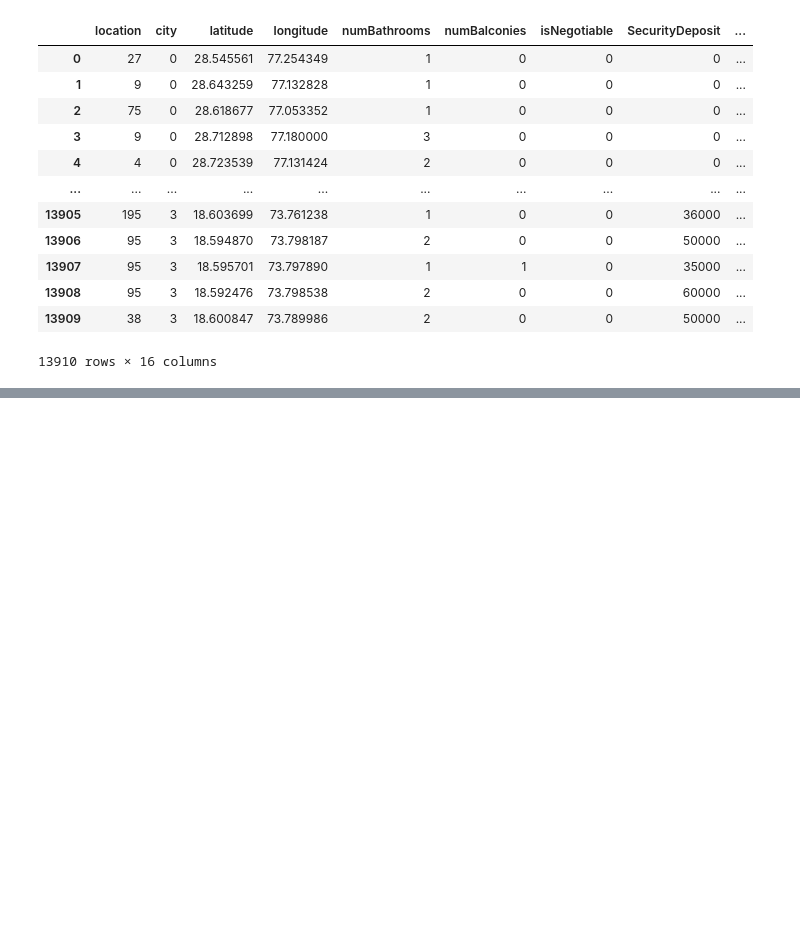
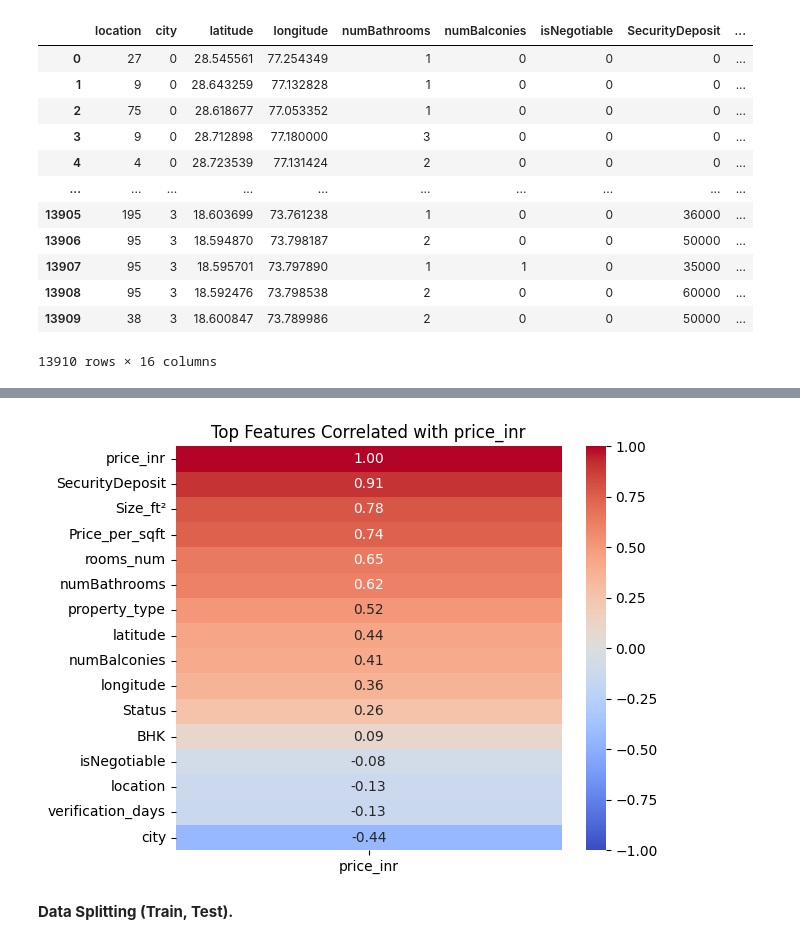
Before and after one commit to Arunjangir8/GenAI, a Jupyter notebook: Notebook/GenAI_project.ipynb, the cells around one changed output, grey strips where cells are left out. Saved outputs shown, nothing was run; the diff lists cells and outputs as text; code cells hidden in the pictures; blank space fills up the shorter version.

```diff
--- a/Notebook/GenAI_project.ipynb
+++ b/Notebook/GenAI_project.ipynb
@@ -181,0 +193,16 @@ df
+# %%
+corr = df.corr(numeric_only=True)[['price_inr']].sort_values(by='price_inr', ascending=False)
+
+sns.heatmap(corr.head(22),
+            annot=True,
+            cmap='coolwarm',
+            vmin=-1, vmax=1,
+            fmt=".2f")
+
+plt.title("Top Features Correlated with price_inr")
+plt.tight_layout()
+plt.show()
+# %% [output]
+[figure, added]
+# %% [markdown]
+**Data Splitting (Train, Test).**
```
Also changed, not shown: parts of 3 cells of this notebook.
